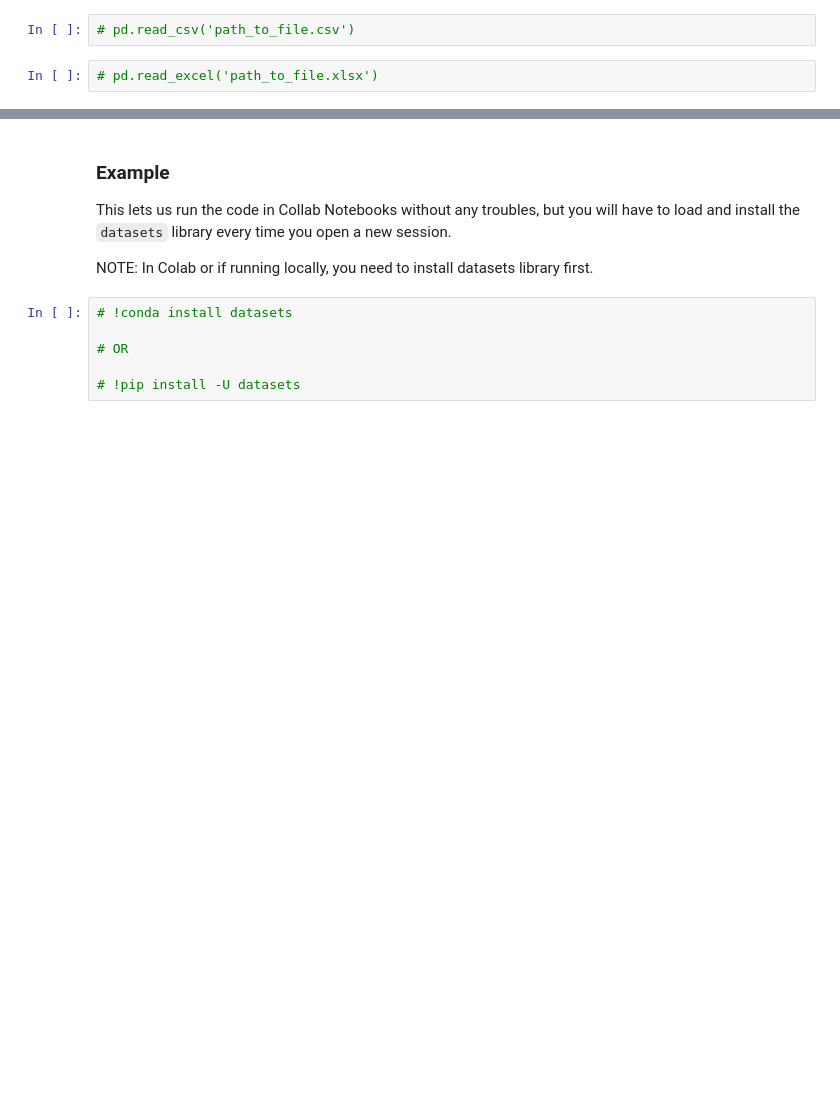
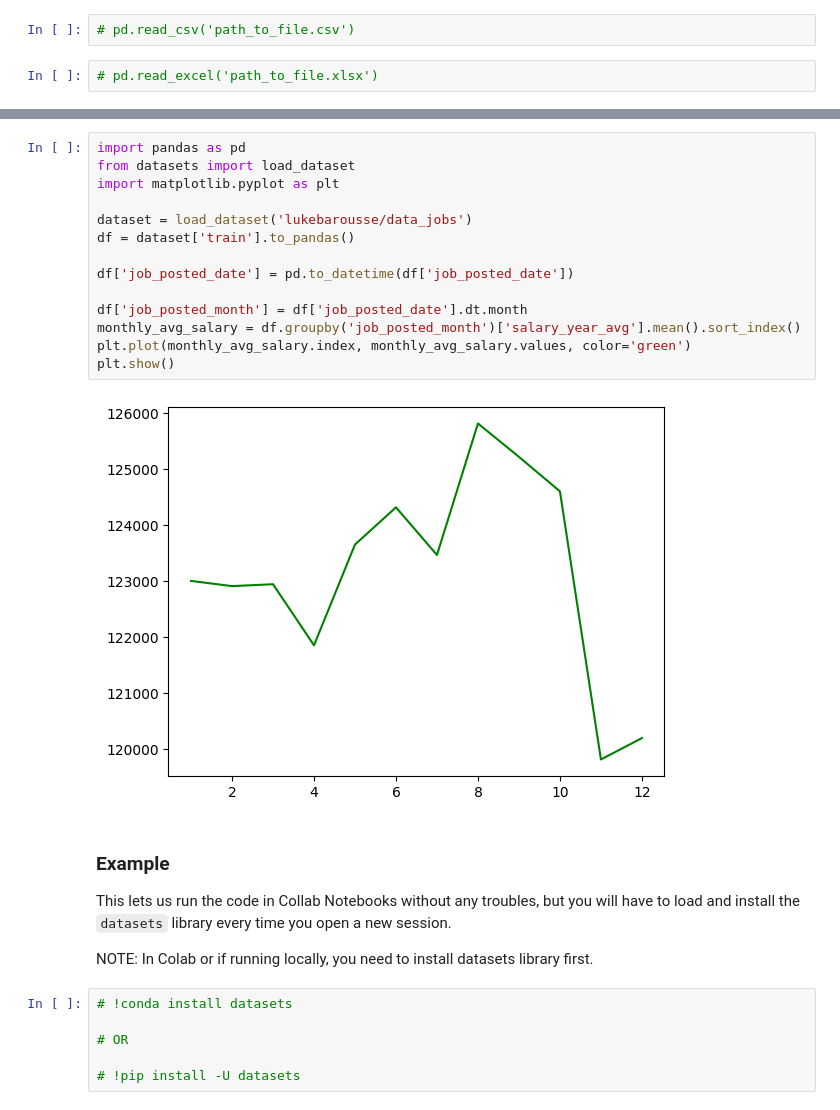
Before and after one commit to Kwasidb/Airline-On-Time-Performance-Analysis, a Jupyter notebook: 1_Basics/23_Pandas_Intro.ipynb, the cells around one changed output, grey strips where cells are left out. Cells and saved outputs as stored; diff of their text form; blank space fills up the shorter version.

```diff
--- a/1_Basics/23_Pandas_Intro.ipynb
+++ b/1_Basics/23_Pandas_Intro.ipynb
@@ -46,3 +78,19 @@ import pandas as pd
+# %%
+import pandas as pd
+from datasets import load_dataset
+import matplotlib.pyplot as plt
+
+dataset = load_dataset('lukebarousse/data_jobs')
+df = dataset['train'].to_pandas()
+
+df['job_posted_date'] = pd.to_datetime(df['job_posted_date'])
+
+df['job_posted_month'] = df['job_posted_date'].dt.month
+monthly_avg_salary = df.groupby('job_posted_month')['salary_year_avg'].mean().sort_index()
+plt.plot(monthly_avg_salary.index, monthly_avg_salary.values, color='green')
+plt.show()
+# %% [output]
+[figure, added]
 # %% [markdown]
 ### Example
 
```
Also changed, not shown: parts of 6 cells of this notebook.
